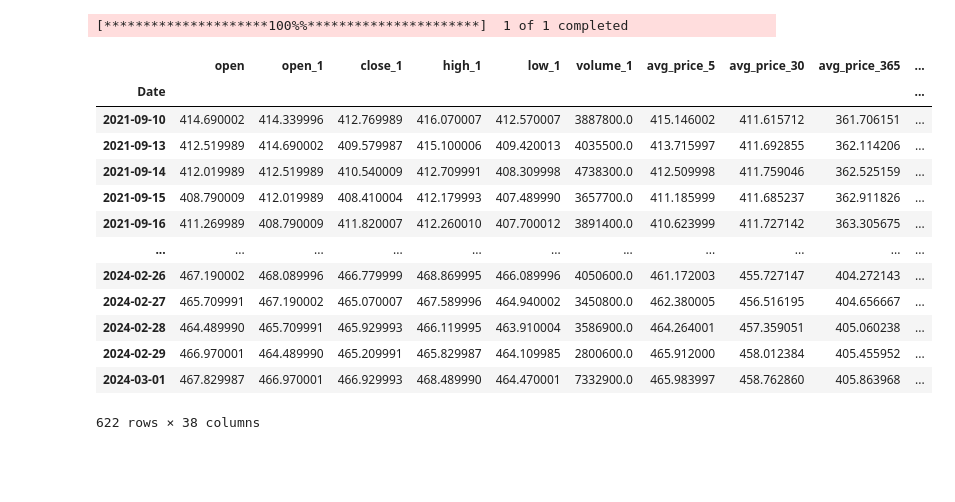
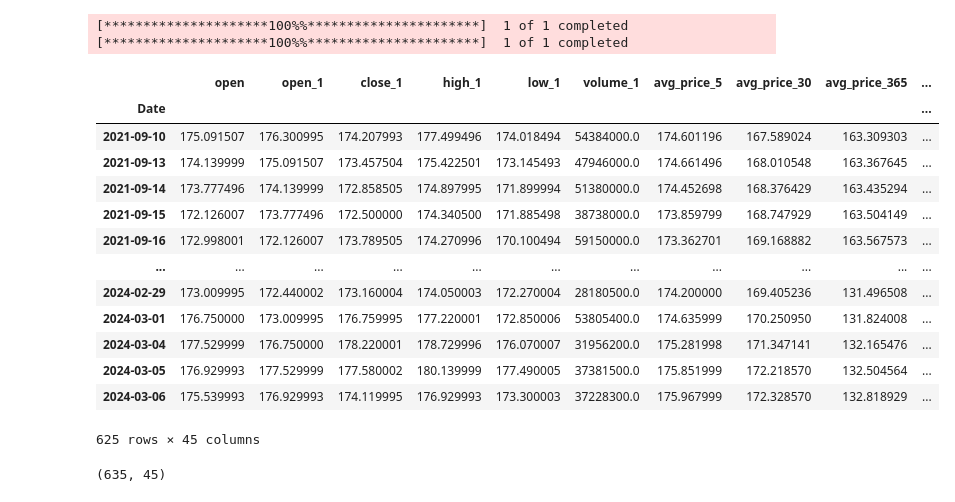
Before and after one commit to karol9kk/Stock-price-forecast, a Jupyter notebook: lstm.ipynb, the cells around one changed output. Saved outputs shown, nothing was run; the diff lists cells and outputs as text; code cells hidden in the pictures; blank space fills up the shorter version.

```diff
--- a/lstm.ipynb
+++ b/lstm.ipynb
@@ -5,25 +6,31 @@ import pandas as pd
-# %%
-data=generate_features(get_raw_data('VOO'))
-# %% [output]
-[*********************100%%**********************]  1 of 1 completed
+# %%
+data=generate_features(get_raw_data('AMZN'))
+overall_market_data=get_sp_500_data(get_raw_data('VOO'))
+data=pd.merge(data,overall_market_data,on='Date')
+# %% [output]
+[*********************100%%**********************]  1 of 1 completed
+[*********************100%%**********************]  1 of 1 completed
 # %%
-data.head(-10
-          )
+data.head(-10)
 # %% [output]
 |  | open | open_1 | close_1 | high_1 | low_1 | volume_1 | avg_price_5 | avg_price_30 | avg_price_365 | ... |
 | Date |  |  |  |  |  |  |  |  |  | ... |
-| 2021-09-10 | 414.690002 | 414.339996 | 412.769989 | 416.070007 | 412.570007 | 3887800.0 | 415.146002 | 411.615712 | 361.706151 | ... |
-| 2021-09-13 | 412.519989 | 414.690002 | 409.579987 | 415.100006 | 409.420013 | 4035500.0 | 413.715997 | 411.692855 | 362.114206 | ... |
-| 2021-09-14 | 412.019989 | 412.519989 | 410.540009 | 412.709991 | 408.309998 | 4738300.0 | 412.509998 | 411.759046 | 362.525159 | ... |
-| 2021-09-15 | 408.790009 | 412.019989 | 408.410004 | 412.179993 | 407.489990 | 3657700.0 | 411.185999 | 411.685237 | 362.911826 | ... |
-| 2021-09-16 | 411.269989 | 408.790009 | 411.820007 | 412.260010 | 407.700012 | 3891400.0 | 410.623999 | 411.727142 | 363.305675 | ... |
+| 2021-09-10 | 175.091507 | 176.300995 | 174.207993 | 177.499496 | 174.018494 | 54384000.0 | 174.601196 | 167.589024 | 163.309303 | ... |
+| 2021-09-13 | 174.139999 | 175.091507 | 173.457504 | 175.422501 | 173.145493 | 47946000.0 | 174.661496 | 168.010548 | 163.367645 | ... |
+| 2021-09-14 | 173.777496 | 174.139999 | 172.858505 | 174.897995 | 171.899994 | 51380000.0 | 174.452698 | 168.376429 | 163.435294 | ... |
+| 2021-09-15 | 172.126007 | 173.777496 | 172.500000 | 174.340500 | 171.885498 | 38738000.0 | 173.859799 | 168.747929 | 163.504149 | ... |
+| 2021-09-16 | 172.998001 | 172.126007 | 173.789505 | 174.270996 | 170.100494 | 59150000.0 | 173.362701 | 169.168882 | 163.567573 | ... |
 | ... | ... | ... | ... | ... | ... | ... | ... | ... | ... | ... |
-| 2024-02-26 | 467.190002 | 468.089996 | 466.779999 | 468.869995 | 466.089996 | 4050600.0 | 461.172003 | 455.727147 | 404.272143 | ... |
-| 2024-02-27 | 465.709991 | 467.190002 | 465.070007 | 467.589996 | 464.940002 | 3450800.0 | 462.380005 | 456.516195 | 404.656667 | ... |
-| 2024-02-28 | 464.489990 | 465.709991 | 465.929993 | 466.119995 | 463.910004 | 3586900.0 | 464.264001 | 457.359051 | 405.060238 | ... |
-| 2024-02-29 | 466.970001 | 464.489990 | 465.209991 | 465.829987 | 464.109985 | 2800600.0 | 465.912000 | 458.012384 | 405.455952 | ... |
-| 2024-03-01 | 467.829987 | 466.970001 | 466.929993 | 468.489990 | 464.470001 | 7332900.0 | 465.983997 | 458.762860 | 405.863968 | ... |
+| 2024-02-29 | 173.009995 | 172.440002 | 173.160004 | 174.050003 | 172.270004 | 28180500.0 | 174.200000 | 169.405236 | 131.496508 | ... |
+| 2024-03-01 | 176.750000 | 173.009995 | 176.759995 | 177.220001 | 172.850006 | 53805400.0 | 174.635999 | 170.250950 | 131.824008 | ... |
+| 2024-03-04 | 177.529999 | 176.750000 | 178.220001 | 178.729996 | 176.070007 | 31956200.0 | 175.281998 | 171.347141 | 132.165476 | ... |
+| 2024-03-05 | 176.929993 | 177.529999 | 177.580002 | 180.139999 | 177.490005 | 37381500.0 | 175.851999 | 172.218570 | 132.504564 | ... |
+| 2024-03-06 | 175.539993 | 176.929993 | 174.119995 | 176.929993 | 173.300003 | 37228300.0 | 175.967999 | 172.328570 | 132.818929 | ... |
-622 rows × 38 columns
+625 rows × 45 columns
+# %%
+data.shape
+# %% [output]
+(635, 45)
 # %%
 import tensorflow as tf
 from tensorflow import keras
```
Also changed, not shown: parts of 22 cells of this notebook, 1 other file.
